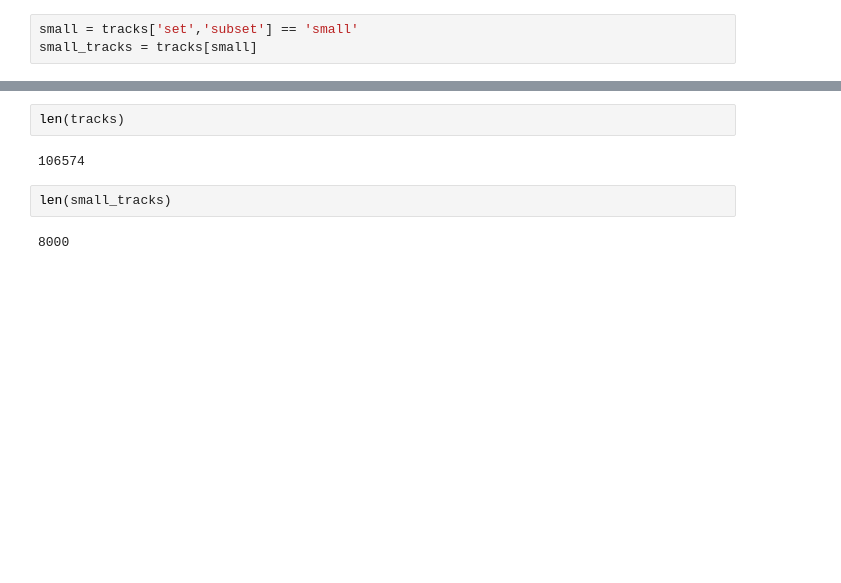
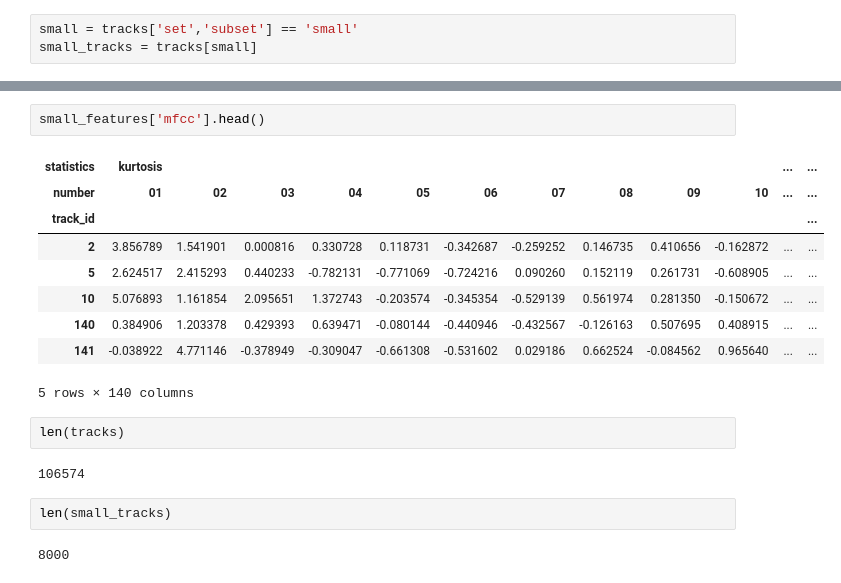
Before and after one commit to kcornn/musicgenre-project, a Jupyter notebook: data_analysis.ipynb, the cells around one changed output, grey strips where cells are left out. Cells and saved outputs as stored; diff of their text form; blank space fills up the shorter version.

```diff
--- a/data_analysis.ipynb
+++ b/data_analysis.ipynb
@@ -59,3 +59,15 @@ small_tracks = tracks[small]
+# %%
+small_features['mfcc'].head()
+# %% [output]
+| statistics | kurtosis |  |  |  |  |  |  |  |  |  | ... | ... |
+| number | 01 | 02 | 03 | 04 | 05 | 06 | 07 | 08 | 09 | 10 | ... | ... |
+| track_id |  |  |  |  |  |  |  |  |  |  |  | ... |
+| 2 | 3.856789 | 1.541901 | 0.000816 | 0.330728 | 0.118731 | -0.342687 | -0.259252 | 0.146735 | 0.410656 | -0.162872 | ... | ... |
+| 5 | 2.624517 | 2.415293 | 0.440233 | -0.782131 | -0.771069 | -0.724216 | 0.090260 | 0.152119 | 0.261731 | -0.608905 | ... | ... |
+| 10 | 5.076893 | 1.161854 | 2.095651 | 1.372743 | -0.203574 | -0.345354 | -0.529139 | 0.561974 | 0.281350 | -0.150672 | ... | ... |
+| 140 | 0.384906 | 1.203378 | 0.429393 | 0.639471 | -0.080144 | -0.440946 | -0.432567 | -0.126163 | 0.507695 | 0.408915 | ... | ... |
+| 141 | -0.038922 | 4.771146 | -0.378949 | -0.309047 | -0.661308 | -0.531602 | 0.029186 | 0.662524 | -0.084562 | 0.965640 | ... | ... |
+5 rows × 140 columns
 # %%
 len(tracks)
 # %% [output]
```
Also changed, not shown: parts of 29 cells of this notebook.
